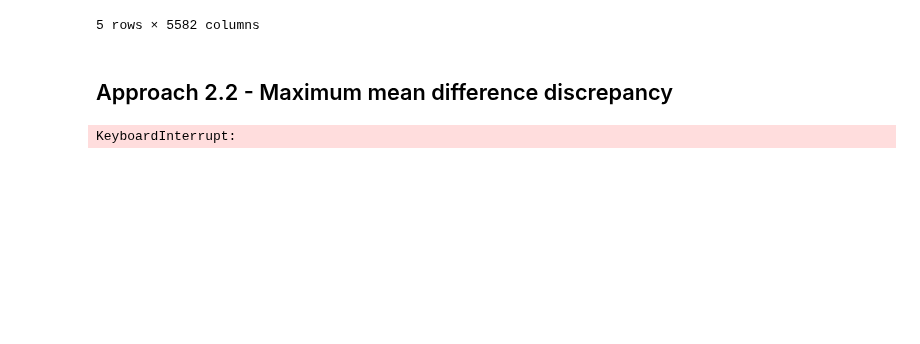
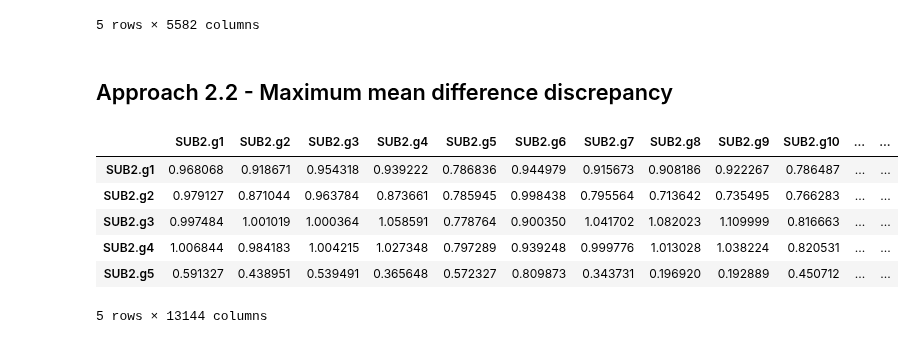
Before and after one commit to DavidWild02/BachelorThesis-ML-Gene-Interactions, a Jupyter notebook: Approach2.ipynb, the cells around one changed output. Cells and saved outputs as stored; diff of their text form; code cells hidden in the pictures; blank space fills up the shorter version.

Commit message:
run mmdd succesfully. But appareantly there is a bug

```diff
--- a/Approach2.ipynb
+++ b/Approach2.ipynb
@@ -138,6 +137,8 @@ display(refined_grn.head())
 # %% [markdown]
 ## Approach 2.2 - Maximum mean difference discrepancy
 # %%
+from tqdm import tqdm
+
 def mean_kernel_matrix(x, y, sigma = 1., device=None):
     n, d = x.shape
     m, _ = y.shape
@@ -146,8 +147,7 @@ def mean_kernel_matrix(x, y, sigma = 1., device=None):
 
     # cannot use vectorization here, because it needs to much space (97 GB)
     summed_kernels = torch.zeros((d, d), device=device)
-
-    for i in range(n):
+    for i in tqdm(range(n), desc="Calculating mean kernel matrix..."):
         x_i = x[i, :, None]
         for j in range(m):
             y_j = y[j, None, :]
@@ -157,7 +157,9 @@ def mean_kernel_matrix(x, y, sigma = 1., device=None):
     return summed_kernels / (n * m)
 
 
-def calculate_mmdd_matrix(cluster_a, cluster_b, device=None):
+def calculate_mmdd_matrix(cluster_a, cluster_b):
+    device = torch.device("cuda" if torch.cuda.is_available() else "cpu")
+
     if isinstance(cluster_a, np.ndarray):
         cluster_a = torch.from_numpy(cluster_a).float()
     if isinstance(cluster_b, np.ndarray):
@@ -191,8 +193,18 @@ def calculate_mmdd_similarity_matrix(cluster_a, cluster_b):
     normalization_factor = 1 / (8 // 2 * C)
     return correlation_directions * (1 - normalization_factor * mmdd_matrix)
 # %%
-similarity_matrix = calculate_mmdd_similarity_matrix(cluster_a.values, cluster_b.values)
+# Only use a subset of the samples from the clusters, because else it takes ages to compute
+cluster_a_samples = np.random.permutation(cluster_a.values)[:100]
+cluster_b_samples = np.random.permutation(cluster_b.values)[:100]
+
+similarity_matrix = calculate_mmdd_similarity_matrix(cluster_a_samples, cluster_b_samples)
 df_similarity = pd.DataFrame(similarity_matrix, index=cluster_a.columns, columns=cluster_a.columns)
 display(df_similarity.head())
 # %% [output]
+|  | SUB2.g1 | SUB2.g2 | SUB2.g3 | SUB2.g4 | SUB2.g5 | SUB2.g6 | SUB2.g7 | SUB2.g8 | SUB2.g9 | SUB2.g10 | ... | ... |
+| SUB2.g1 | 0.968068 | 0.918671 | 0.954318 | 0.939222 | 0.786836 | 0.944979 | 0.915673 | 0.908186 | 0.922267 | 0.786487 | ... | ... |
+| SUB2.g2 | 0.979127 | 0.871044 | 0.963784 | 0.873661 | 0.785945 | 0.998438 | 0.795564 | 0.713642 | 0.735495 | 0.766283 | ... | ... |
+| SUB2.g3 | 0.997484 | 1.001019 | 1.000364 | 1.058591 | 0.778764 | 0.900350 | 1.041702 | 1.082023 | 1.109999 | 0.816663 | ... | ... |
+| SUB2.g4 | 1.006844 | 0.984183 | 1.004215 | 1.027348 | 0.797289 | 0.939248 | 0.999776 | 1.013028 | 1.038224 | 0.820531 | ... | ... |
+| SUB2.g5 | 0.591327 | 0.438951 | 0.539491 | 0.365648 | 0.572327 | 0.809873 | 0.343731 | 0.196920 | 0.192889 | 0.450712 | ... | ... |
-KeyboardInterrupt:
+5 rows × 13144 columns
```
Also changed, not shown: parts of 3 cells of this notebook.
